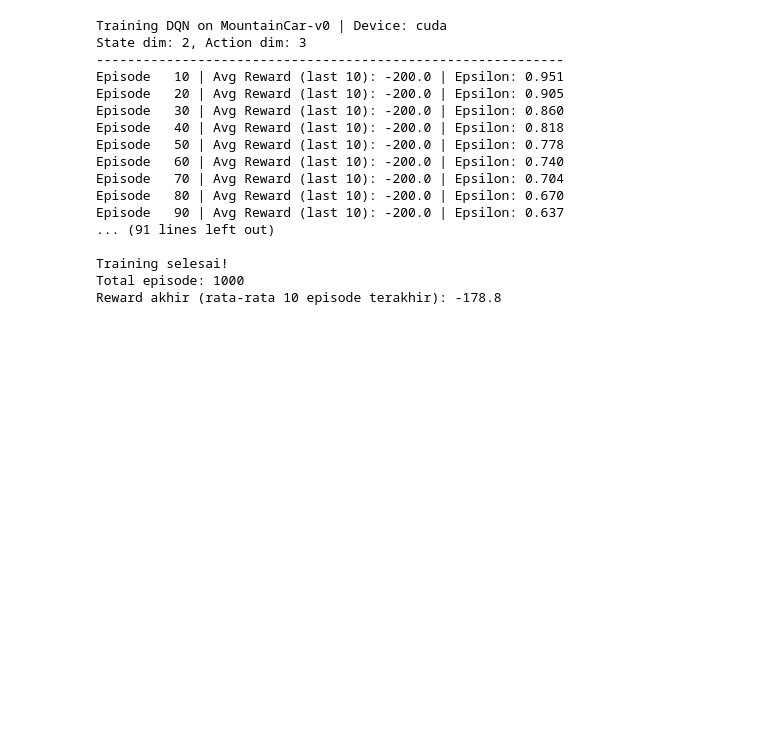
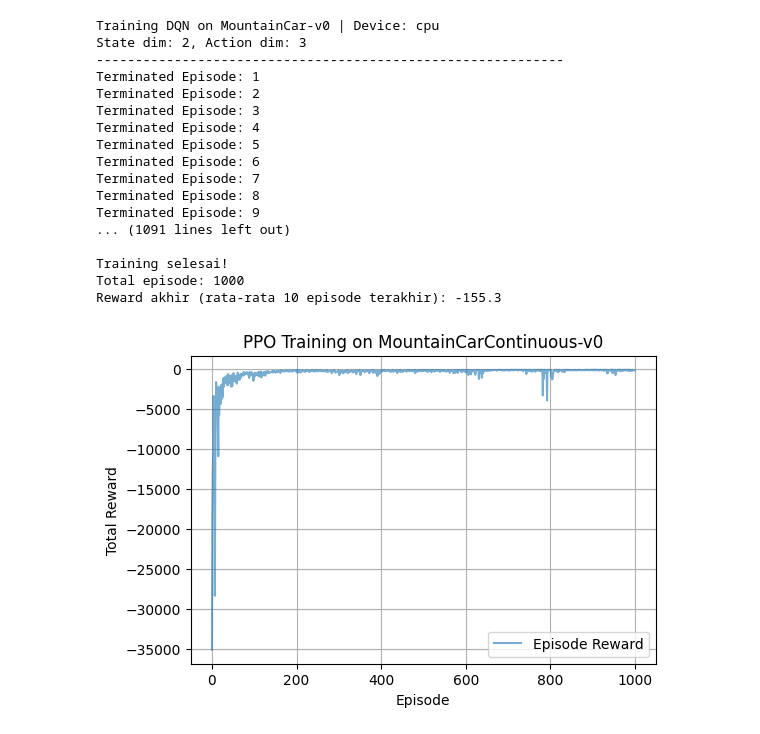
Before and after one commit to afrizalsebastian/reinforcement-learning, a Jupyter notebook: discrete-action/mountaincar_env_with_DQN.ipynb, the cells around one changed output. Saved outputs shown, nothing was run; the diff lists cells and outputs as text; code cells hidden in the pictures; blank space fills up the shorter version.

```diff
--- a/discrete-action/mountaincar_env_with_DQN.ipynb
+++ b/discrete-action/mountaincar_env_with_DQN.ipynb
@@ -43,7 +43,7 @@ EPISODES        = 1000
 GAMMA           = 0.99
 LR              = 1e-4
 BATCH_SIZE      = 64
-BUFFER_SIZE     = 15_000
+BUFFER_SIZE     = 20_000
 EPSILON_START   = 1.0
 EPSILON_END     = 0.01
 EPSILON_DECAY   = 0.995
@@ -154,14 +154,15 @@ class DQNAgent:
 # %%
 #F(s, a, s') = γ · Φ(s') − Φ(s)
 def reshape_reward(state: np.array, next_state: np.array, raw_reward: float) -> float:
-  phi_s = state[0] + 5.0 * state[1]
-  phi_next_s = next_state[0] + 5.0 * next_state[1]
+  phi_s = state[0] + 10 * abs(state[1])
+  phi_next_s = next_state[0] + 10 * abs(next_state[1])
   return raw_reward + GAMMA * phi_next_s - phi_s
 # %%
 # train function
 
 def train():
   env = gym.make("MountainCar-v0")
+
   state_dim = env.observation_space.shape[0]
   action_dim = env.action_space.n
 
@@ -182,9 +183,14 @@ def train():
       state = np.array(state)
       action = agent.select_action(state)
       next_state, reward, terminated, truncated, _ = env.step(action)
-      done = terminated or truncated
+      done = terminated
+
+      if terminated:
+        print(f"Terminated Episode: {episode}")
 
       reward_store = reshape_reward(state, next_state, reward)
+      if terminated:
+        reward_store = 100 # Success signal
       agent.buffer.push(state, action, reward_store, np.array(next_state), float(done))
       state = next_state
       total_reward += reward
@@ -215,23 +221,36 @@ print("\nTraining selesai!")
 print(f"Total episode: {len(history)}")
 print(f"Reward akhir (rata-rata 10 episode terakhir): {np.mean(history[-10:]):.1f}")
 # %% [output]
-Training DQN on MountainCar-v0 | Device: cuda
+Training DQN on MountainCar-v0 | Device: cpu
 State dim: 2, Action dim: 3
 ------------------------------------------------------------
-Episode   10 | Avg Reward (last 10): -200.0 | Epsilon: 0.951
-Episode   20 | Avg Reward (last 10): -200.0 | Epsilon: 0.905
-Episode   30 | Avg Reward (last 10): -200.0 | Epsilon: 0.860
-Episode   40 | Avg Reward (last 10): -200.0 | Epsilon: 0.818
-Episode   50 | Avg Reward (last 10): -200.0 | Epsilon: 0.778
-Episode   60 | Avg Reward (last 10): -200.0 | Epsilon: 0.740
-Episode   70 | Avg Reward (last 10): -200.0 | Epsilon: 0.704
-Episode   80 | Avg Reward (last 10): -200.0 | Epsilon: 0.670
-Episode   90 | Avg Reward (last 10): -200.0 | Epsilon: 0.637
-... (91 lines left out)
+Terminated Episode: 1
+Terminated Episode: 2
+Terminated Episode: 3
+Terminated Episode: 4
+Terminated Episode: 5
+Terminated Episode: 6
+Terminated Episode: 7
+Terminated Episode: 8
+Terminated Episode: 9
+... (1091 lines left out)
 
 Training selesai!
 Total episode: 1000
-Reward akhir (rata-rata 10 episode terakhir): -178.8
+Reward akhir (rata-rata 10 episode terakhir): -155.3
+# %%
+import matplotlib.pyplot as plt
+
+plt.figure(figsize=(6, 4))
+plt.plot(history, alpha=0.6, label="Episode Reward")
+plt.title("PPO Training on MountainCarContinuous-v0")
+plt.xlabel("Episode")
+plt.ylabel("Total Reward")
+plt.grid(True)
+plt.legend()
+plt.show()
+# %% [output]
+[figure, added]
 # %%
 def evaluate(agent: DQNAgent, n_episodes: int = 10):
     env = gym.make("MountainCar-v0")
```
Also changed, not shown: parts of 3 cells of this notebook, 1 other file.
